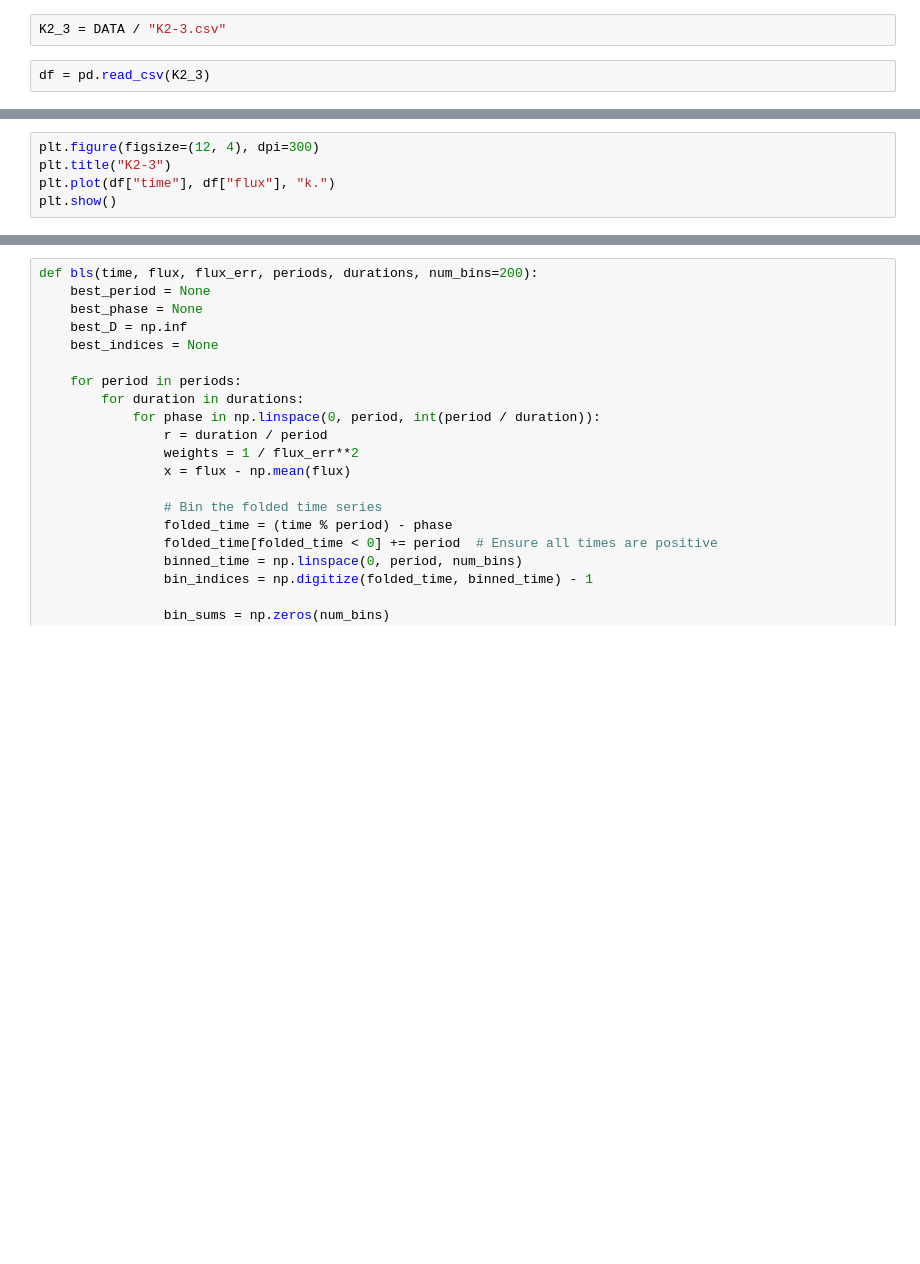
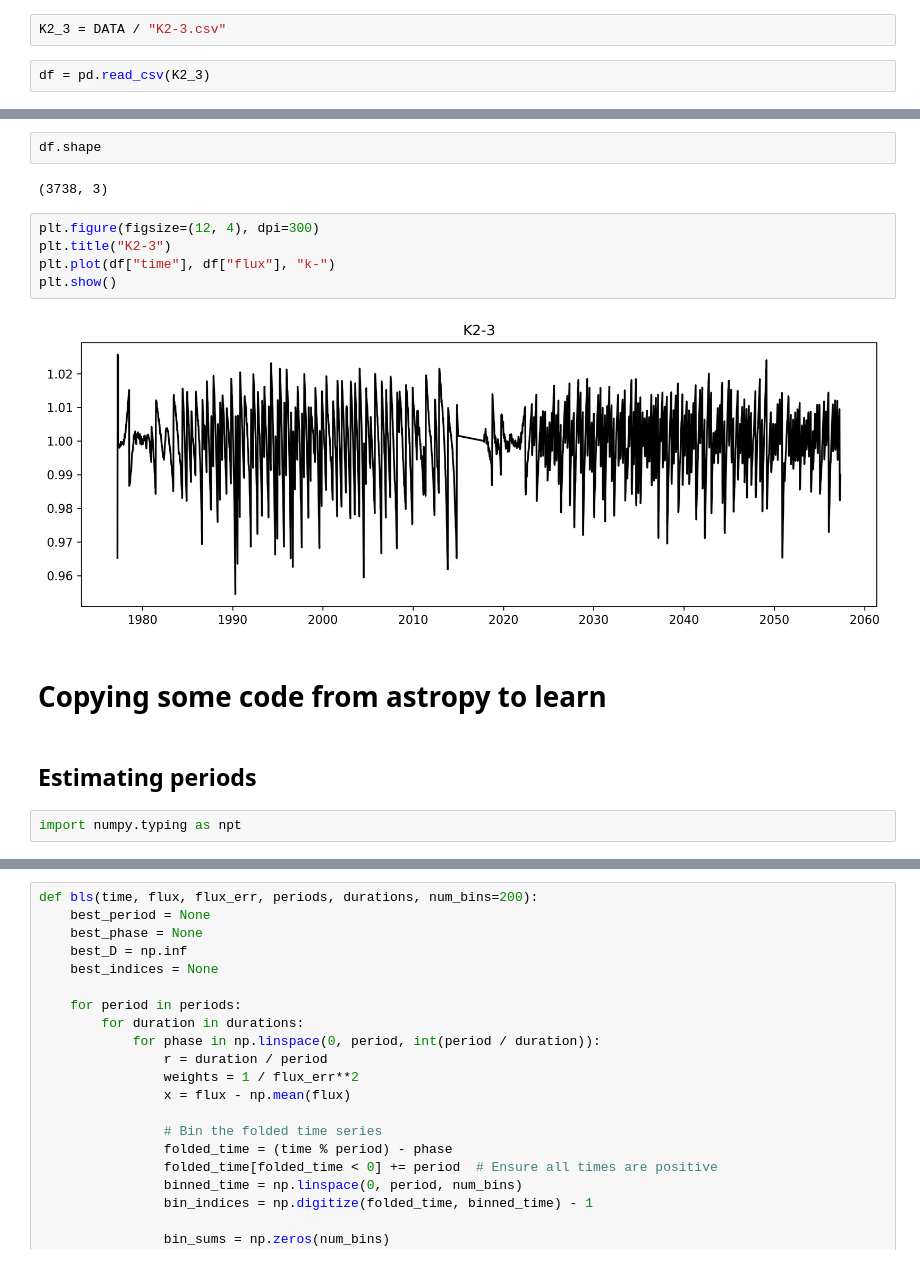
Before and after one commit to Arthur-Barreto/srp_illinois, a Jupyter notebook: notebooks/new_bls.ipynb, the cells around one changed output, grey strips where cells are left out. Drawn from its saved outputs; the diff is of its cells as text; blank space fills up the shorter version.

```diff
--- a/notebooks/new_bls.ipynb
+++ b/notebooks/new_bls.ipynb
@@ -14,5 +39,17 @@ df.head()
+# %%
+df.shape
+# %% [output]
+(3738, 3)
 # %%
 plt.figure(figsize=(12, 4), dpi=300)
 plt.title("K2-3")
-plt.plot(df["time"], df["flux"], "k.")
+plt.plot(df["time"], df["flux"], "k-")
 plt.show()
+# %% [output]
+[figure, added]
+# %% [markdown]
+# Copying some code from astropy to learn
+# %% [markdown]
+## Estimating periods
+# %%
+import numpy.typing as npt
```
Also changed, not shown: parts of 8 cells of this notebook.
